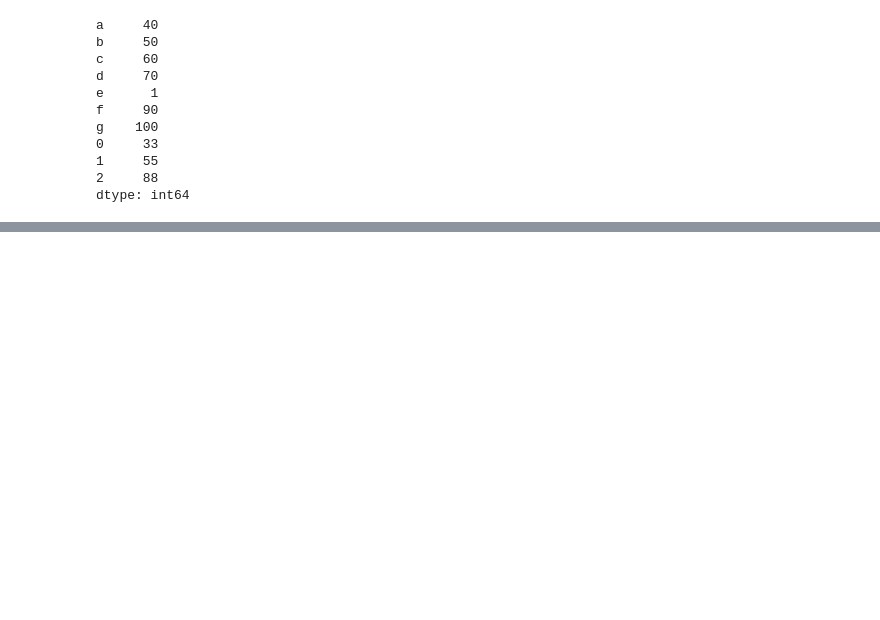
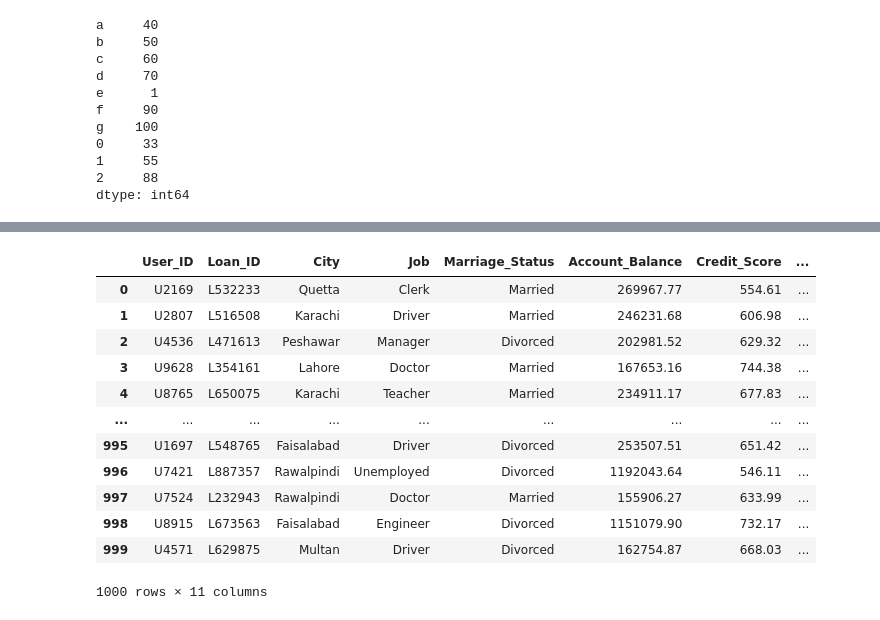
Before and after one commit to poojashelke8/Data_Science, a Jupyter notebook: Data_practice/Libraries/Pandas/initial.ipynb, the cells around one changed output, grey strips where cells are left out. Drawn from its saved outputs; the diff is of its cells as text; code cells hidden in the pictures; blank space fills up the shorter version.

```diff
--- a/Data_practice/Libraries/Pandas/initial.ipynb
+++ b/Data_practice/Libraries/Pandas/initial.ipynb
@@ -74,0 +136,24 @@ FileNotFoundError: [Errno 2] No such file or directory: 'Outlier_Loan_dataset.cs
+# %%
+# Dropping missing values
+
+# .dropna()--> removes rows that contain atleast 1 missing value
+loan_data.dropna()
+# dropnna(how='all') --> removes only rows where all values missing
+loan_data.dropna(how='all')
+# removes any column that containes at least one missing value
+loan_data.dropna(axis=1)
+# df.dropna(inplace=True): Modifies the original DataFrame directly rather than returning a new one.
+# %% [output]
+|  | User_ID | Loan_ID | City | Job | Marriage_Status | Account_Balance | Credit_Score | ... |
+| 0 | U2169 | L532233 | Quetta | Clerk | Married | 269967.77 | 554.61 | ... |
+| 1 | U2807 | L516508 | Karachi | Driver | Married | 246231.68 | 606.98 | ... |
+| 2 | U4536 | L471613 | Peshawar | Manager | Divorced | 202981.52 | 629.32 | ... |
+| 3 | U9628 | L354161 | Lahore | Doctor | Married | 167653.16 | 744.38 | ... |
+| 4 | U8765 | L650075 | Karachi | Teacher | Married | 234911.17 | 677.83 | ... |
+| ... | ... | ... | ... | ... | ... | ... | ... | ... |
+| 995 | U1697 | L548765 | Faisalabad | Driver | Divorced | 253507.51 | 651.42 | ... |
+| 996 | U7421 | L887357 | Rawalpindi | Unemployed | Divorced | 1192043.64 | 546.11 | ... |
+| 997 | U7524 | L232943 | Rawalpindi | Doctor | Married | 155906.27 | 633.99 | ... |
+| 998 | U8915 | L673563 | Faisalabad | Engineer | Divorced | 1151079.90 | 732.17 | ... |
+| 999 | U4571 | L629875 | Multan | Driver | Divorced | 162754.87 | 668.03 | ... |
+1000 rows × 11 columns
```
Also changed, not shown: parts of 6 cells of this notebook, 1 other file.
